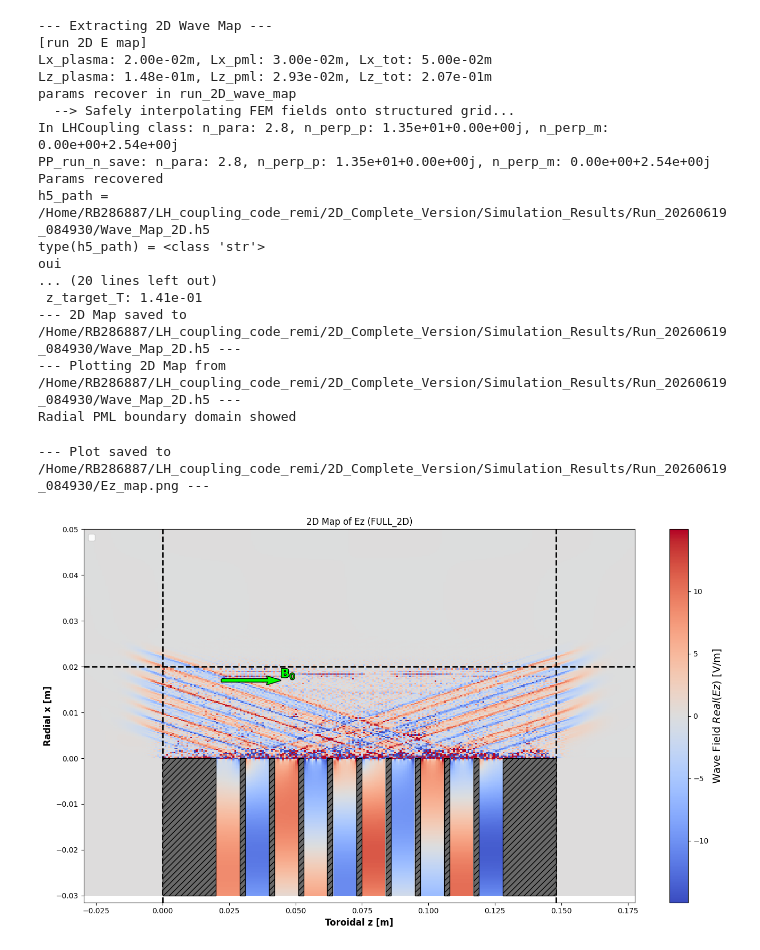
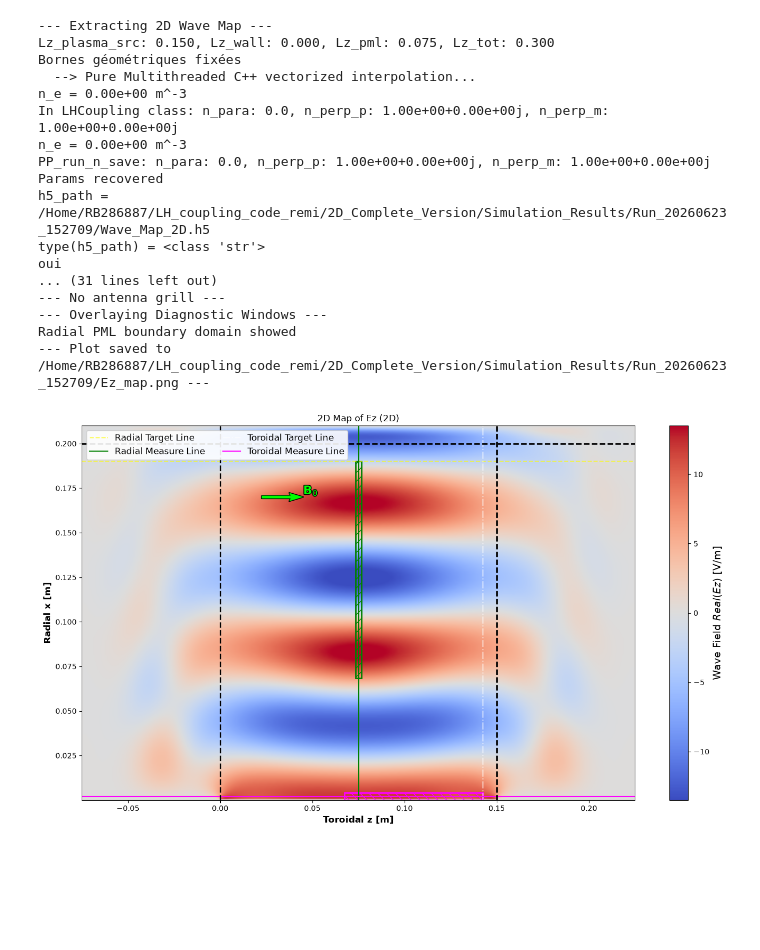
Before and after one commit to RemiBellon/LH_coupling_code_remi, a Jupyter notebook: 2D_Complete_Version/main.ipynb, the cells around one changed output. Drawn from its saved outputs; the diff is of its cells as text; code cells hidden in the pictures; blank space fills up the shorter version.

```diff
--- a/2D_Complete_Version/main.ipynb
+++ b/2D_Complete_Version/main.ipynb
@@ -10,19 +10,18 @@ from solver_2DHcurl_1DH1 import *            # solver = mesh build, physics impo
 import PP_Run_and_Save as pp_run     # post process run and save = run scan function and save data in H5 files
 import PP_Plot_and_Load as pp_plot   # post process load and plot = recover the sim data from H5 files and plot graphs "instantly"
 
-from pathlib import Path
-
 import Antenna_Desc_n_Plot as antenna
 
-antenna_grill = not None
+geom_mode = "1D" # "1D" or "2D"
+box_medium = "VACUUM" # "VACUUM" or "PLASMA"
+
+antenna_grill = None
 if antenna_grill != None:
     antenna_grill = antenna.AntennaGrill(b_active=0.009, d_septa=0.002, d_gap=0.010)
-    antenna_grill.add_module(num_active=10, delta_phi_deg=135, is_PAM=False)
+    antenna_grill.add_module(num_active=10, delta_phi_deg=90, is_PAM=False)
 
     instructions = antenna_grill.generate_mesh_instructions()
     antenna.plot_antenna_blueprint(instructions)
 
-
-mode = "FULL_2D" # "RADIAL_ONLY" or "FULL_2D"
-solver = LHCouplingSolver_2DHcurl_1DH1(cfg.__dict__, mode, antenna_grill)
+solver = LHCouplingSolver_2DHcurl_1DH1(cfg.__dict__, geom_mode, box_medium, antenna_grill)
 # %% [output]
@@ -32,5 +33,5 @@ In LHCoupling class: n_para: 2.8, n_perp_p: 1.35e+01+0.00e+00j, n_perp_m: 0.00e+
 mesh = solver.build_mesh_with_PMLs()
 solver.build_physics_Stix_B_field()
 
-GF_E_field, _, Gamma_R, Gamma_T, diag_data = solver.solve_helmholtz_2DHcurl_1DH1_with_pml(mesh, mode)
+GF_E_field, Gamma_R, Gamma_T, diag_data = solver.solve_helmholtz_2DHcurl_1DH1_with_pml(mesh, geom_mode, box_medium)
 # %% [output]
@@ -66,33 +67,32 @@ sim_target_folder: /Home/RB286887/LH_coupling_code_remi/2D_Complete_Version/Simu
 # %%
-E_map2D_h5_filepath = pp_run.run_2D_wave_map(mesh, GF_E_field, cfg, run_folder_tot_path, mode, antenna_grill, diag_data)
+E_map2D_h5_filepath = pp_run.run_2D_wave_map(mesh, GF_E_field, cfg, run_folder_tot_path, geom_mode, box_medium, antenna_grill, diag_data)
 # --- Post-treatment: ---
 # Generate the H5 file for 2D map plot and save it in Run_XXX folder
 # Plot E field 2D map and save it in the same folder: Run_XXX
 Lx_wg = cfg.DOMAIN.get('Lx_wg', 0.03)
 Lz_wall = cfg.DOMAIN.get('Lz_wall', 0.02)
 
-pp_plot.plot_2D_wave_map(E_map2D_h5_filepath, run_folder_tot_path, mode, component='Ez', value_type='real',
-                         antenna_grill=antenna_grill, Lx_wg=Lx_wg, Lz_wall=Lz_wall, plot_poynting=False, show_windows=False, Poynting_box=False)
+pp_plot.plot_2D_wave_map(E_map2D_h5_filepath, run_folder_tot_path, geom_mode, component='Ez', value_type='real',
+                         antenna_grill=antenna_grill, Lx_wg=Lx_wg, Lz_wall=Lz_wall, plot_poynting=False, show_windows=True, Poynting_box=False)
 # %% [output]
 --- Extracting 2D Wave Map ---
-[run 2D E map]
-Lx_plasma: 2.00e-02m, Lx_pml: 3.00e-02m, Lx_tot: 5.00e-02m
-Lz_plasma: 1.48e-01m, Lz_pml: 2.93e-02m, Lz_tot: 2.07e-01m
-params recover in run_2D_wave_map
-  --> Safely interpolating FEM fields onto structured grid...
-In LHCoupling class: n_para: 2.8, n_perp_p: 1.35e+01+0.00e+00j, n_perp_m: 0.00e+00+2.54e+00j
-PP_run_n_save: n_para: 2.8, n_perp_p: 1.35e+01+0.00e+00j, n_perp_m: 0.00e+00+2.54e+00j
+Lz_plasma_src: 0.150, Lz_wall: 0.000, Lz_pml: 0.075, Lz_tot: 0.300
+Bornes géométriques fixées
+  --> Pure Multithreaded C++ vectorized interpolation...
+n_e = 0.00e+00 m^-3
+In LHCoupling class: n_para: 0.0, n_perp_p: 1.00e+00+0.00e+00j, n_perp_m: 1.00e+00+0.00e+00j
+n_e = 0.00e+00 m^-3
+PP_run_n_save: n_para: 0.0, n_perp_p: 1.00e+00+0.00e+00j, n_perp_m: 1.00e+00+0.00e+00j
 Params recovered
-h5_path = /Home/RB286887/LH_coupling_code_remi/2D_Complete_Version/Simulation_Results/Run_20260619_084930/Wave_Map_2D.h5
+h5_path = /Home/RB286887/LH_coupling_code_remi/2D_Complete_Version/Simulation_Results/Run_20260623_152709/Wave_Map_2D.h5
 type(h5_path) = <class 'str'>
 oui
-... (20 lines left out)
- z_target_T: 1.41e-01
---- 2D Map saved to /Home/RB286887/LH_coupling_code_remi/2D_Complete_Version/Simulation_Results/Run_20260619_084930/Wave_Map_2D.h5 ---
---- Plotting 2D Map from /Home/RB286887/LH_coupling_code_remi/2D_Complete_Version/Simulation_Results/Run_20260619_084930/Wave_Map_2D.h5 ---
+... (31 lines left out)
+--- No antenna grill ---
+--- Overlaying Diagnostic Windows ---
 Radial PML boundary domain showed
+--- Plot saved to /Home/RB286887/LH_coupling_code_remi/2D_Complete_Version/Simulation_Results/Run_20260623_152709/Ez_map.png ---
---- Plot saved to /Home/RB286887/LH_coupling_code_remi/2D_Complete_Version/Simulation_Results/Run_20260619_084930/Ez_map.png ---
-[figure, old version]
+[figure, new version]
 # %%
 # Test n_para spectrum
 
```
Also changed, not shown: parts of 8 cells of this notebook, 23 other files.
